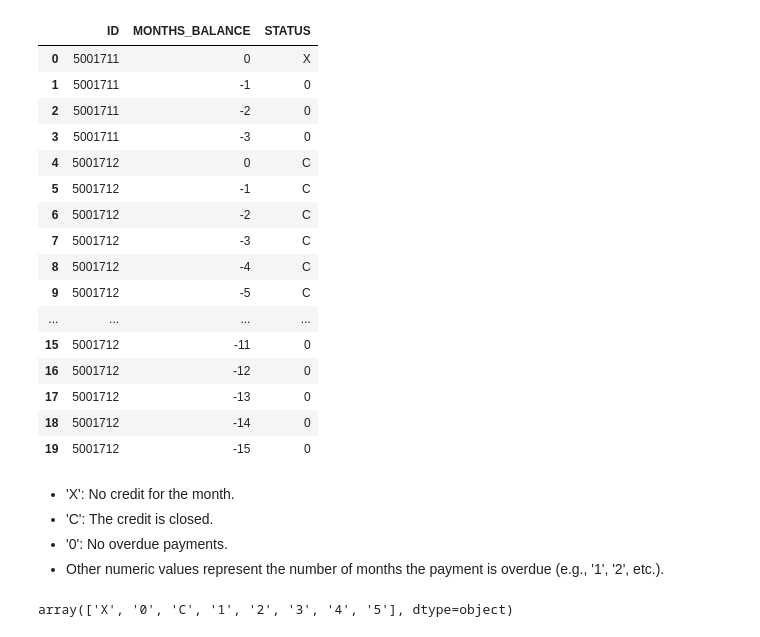
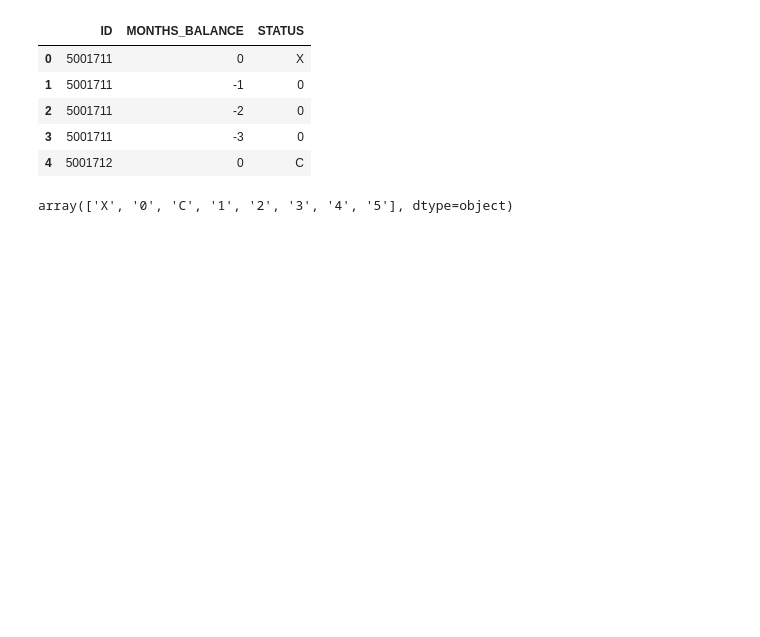
Before and after one commit to Pedrmig/Prueba-Tecnica, a Jupyter notebook: prueba.ipynb, the cells around one changed output. Cells and saved outputs as stored; diff of their text form; code cells hidden in the pictures; blank space fills up the shorter version.

```diff
--- a/prueba.ipynb
+++ b/prueba.ipynb
@@ -6,30 +6,14 @@ df_address = pd.read_csv('address(in).csv')
 df_main = pd.read_csv('main(in).csv')
 df_paid = pd.read_csv('paid_record(in).csv')
 # %%
-df_paid.head(20)
+df_paid.head()
 # %% [output]
 |  | ID | MONTHS_BALANCE | STATUS |
 | 0 | 5001711 | 0 | X |
 | 1 | 5001711 | -1 | 0 |
 | 2 | 5001711 | -2 | 0 |
 | 3 | 5001711 | -3 | 0 |
 | 4 | 5001712 | 0 | C |
-| 5 | 5001712 | -1 | C |
-| 6 | 5001712 | -2 | C |
-| 7 | 5001712 | -3 | C |
-| 8 | 5001712 | -4 | C |
-| 9 | 5001712 | -5 | C |
-| ... | ... | ... | ... |
-| 15 | 5001712 | -11 | 0 |
-| 16 | 5001712 | -12 | 0 |
-| 17 | 5001712 | -13 | 0 |
-| 18 | 5001712 | -14 | 0 |
-| 19 | 5001712 | -15 | 0 |
-# %% [markdown]
-* 'X': No credit for the month.
-* 'C': The credit is closed.
-* '0': No overdue payments.
-* Other numeric values represent the number of months the payment is overdue (e.g., '1', '2', etc.).
 # %%
 df_paid['STATUS'].unique()
 # %% [output]
```
Also changed, not shown: parts of 37 cells of this notebook.
